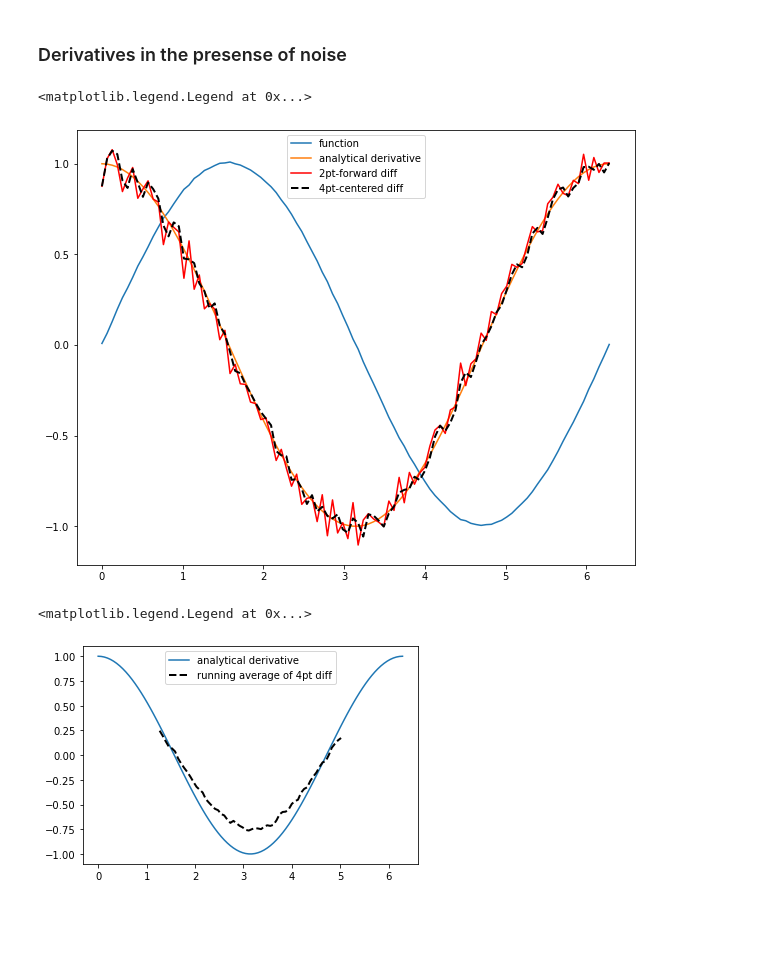
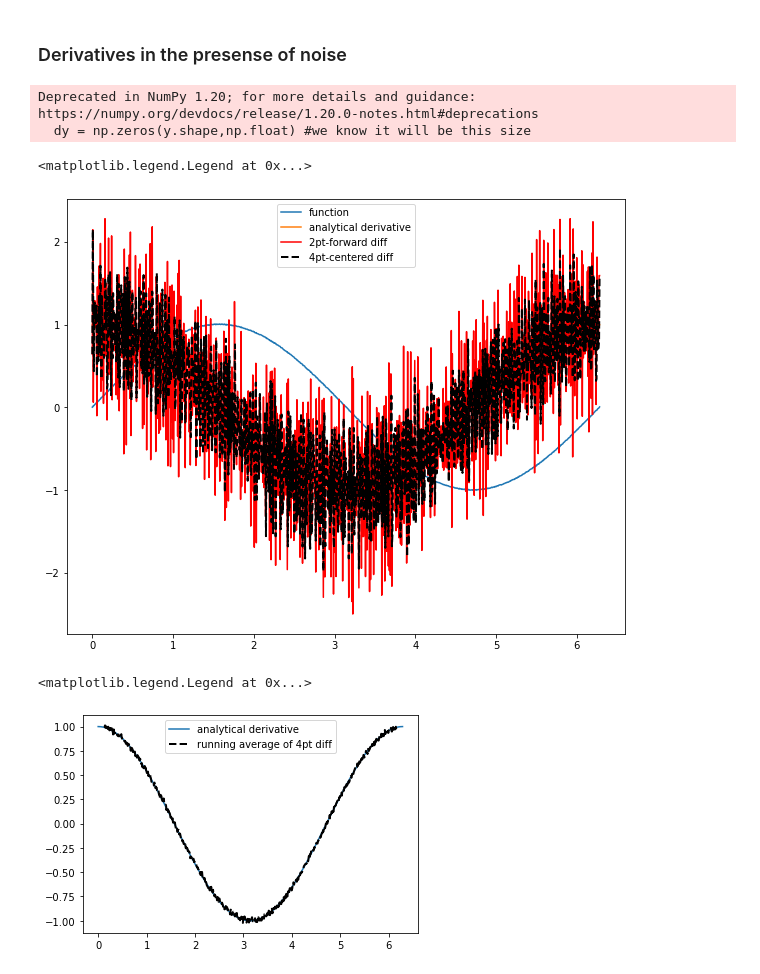
Before and after one commit to ds-connectors/Physics-88-Fa21, a Jupyter notebook: Week09/L08/Lecture08a.ipynb, the cells around one changed output. Cells and saved outputs as stored; diff of their text form; code cells hidden in the pictures; blank space fills up the shorter version.

```diff
--- a/Week09/L08/Lecture08a.ipynb
+++ b/Week09/L08/Lecture08a.ipynb
@@ -25,7 +25,7 @@ work well for very smooth data. they are surprisingly fast even up to
 10000 points in the vector.
 '''
 
-x = np.linspace(0,3,300)
+x = np.linspace(0,3,3000)
 y = x**2+2*x-5
 dy_analytical = 2*x+2
 '''
@@ -275,7 +275,7 @@ plt.plot(x[1:-1],r_dyc[1:-1],'g--')
 # %% [markdown]
 ### Derivatives in the presense of noise
 # %%
-x = np.linspace(0,2*np.pi,100)
+x = np.linspace(0,2*np.pi,1000)
 y = np.sin(x) + 0.01*np.random.random(size=x.shape)
 dy_analytical = np.cos(x)
 
@@ -285,35 +285,37 @@ for i in range(len(y)-1):
     dyf[i] = (y[i+1] - y[i])/(x[i+1]-x[i])
 #set last element by backwards difference
 dyf[-1] = (y[-1] - y[-2])/(x[-1] - x[-2])
 
 '''
 calculate dy by 4-point center differencing using array slices
 
 \frac{y[i-2] - 8y[i-1] + 8[i+1] - y[i+2]}{12h}
 
 y[0] and y[1] must be defined by lower order methods
 and y[-1] and y[-2] must be defined by lower order methods
 '''
 
 dy = np.zeros(y.shape,np.float) #we know it will be this size
 h = x[1]-x[0] #this assumes the points are evenely spaced!
 dy[2:-2] = (y[0:-4] - 8*y[1:-3] + 8*y[3:-1] - y[4:])/(12.*h)
 
 dy[0] = (y[1]-y[0])/(x[1]-x[0])
 dy[1] = (y[2]-y[1])/(x[2]-x[1])
 dy[-2] = (y[-2] - y[-3])/(x[-2] - x[-3])
 dy[-1] = (y[-1] - y[-2])/(x[-1] - x[-2])
 
 fg3 = plt.figure(figsize=(10,8))
 plt.plot(x,y,label='function')
 plt.plot(x,dy_analytical,label='analytical derivative')
 plt.plot(x,dyf,'r-',label='2pt-forward diff')
 plt.plot(x,dy,'k--',lw=2,label='4pt-centered diff')
 
 plt.legend(loc='upper center')
 # %% [output]
-<matplotlib.legend.Legend at 0x...>
+Deprecated in NumPy 1.20; for more details and guidance: https://numpy.org/devdocs/release/1.20.0-notes.html#deprecations
+  dy = np.zeros(y.shape,np.float) #we know it will be this size
+<matplotlib.legend.Legend at 0x...>
-[figure, old version]
+[figure, new version]
 # %%
 # compute a running average of the derivative
 Nave = 20    # number = 2*Nave+1
@@ -325,4 +327,4 @@ plt.plot(x[Nave:-Nave],dyave,'k--',lw=2,label='running average of 4pt diff')
 plt.legend(loc='upper center')
 # %% [output]
 <matplotlib.legend.Legend at 0x...>
-[figure, old version]
+[figure, new version]
```
Also changed, not shown: parts of 4 cells of this notebook, 1 other file.
